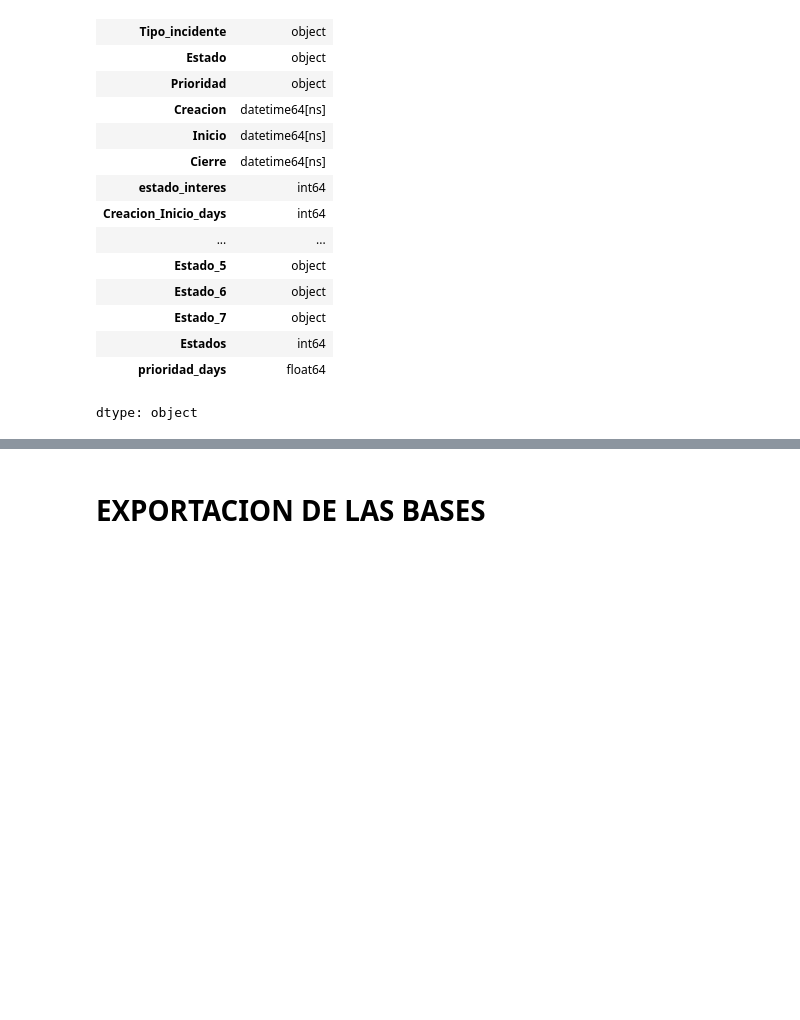
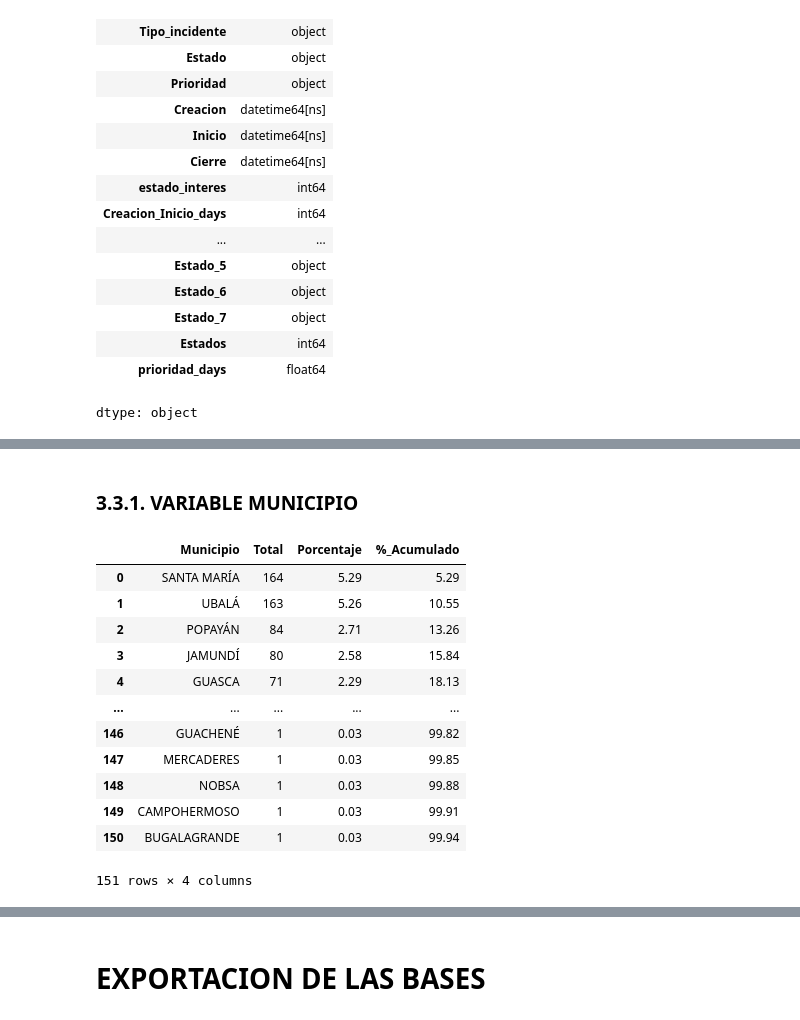
Before and after one commit to WMARBAR/CProgram_incidencias, a Jupyter notebook: constructor4_proyecto_II.ipynb, the cells around one changed output, grey strips where cells are left out. Cells and saved outputs as stored; diff of their text form; code cells hidden in the pictures; blank space fills up the shorter version.

Commit message:
Analisis de variables

```diff
--- a/constructor4_proyecto_II.ipynb
+++ b/constructor4_proyecto_II.ipynb
@@ -612,0 +633,18 @@ df_merged
+# %% [markdown]
+### 3.3.1. VARIABLE MUNICIPIO
+# %%
+categoc_features(df_merged, 'Municipio')
+# %% [output]
+|  | Municipio | Total | Porcentaje | %_Acumulado |
+| 0 | SANTA MARÍA | 164 | 5.29 | 5.29 |
+| 1 | UBALÁ | 163 | 5.26 | 10.55 |
+| 2 | POPAYÁN | 84 | 2.71 | 13.26 |
+| 3 | JAMUNDÍ | 80 | 2.58 | 15.84 |
+| 4 | GUASCA | 71 | 2.29 | 18.13 |
+| ... | ... | ... | ... | ... |
+| 146 | GUACHENÉ | 1 | 0.03 | 99.82 |
+| 147 | MERCADERES | 1 | 0.03 | 99.85 |
+| 148 | NOBSA | 1 | 0.03 | 99.88 |
+| 149 | CAMPOHERMOSO | 1 | 0.03 | 99.91 |
+| 150 | BUGALAGRANDE | 1 | 0.03 | 99.94 |
+151 rows × 4 columns
```
Also changed, not shown: parts of 26 cells of this notebook.
